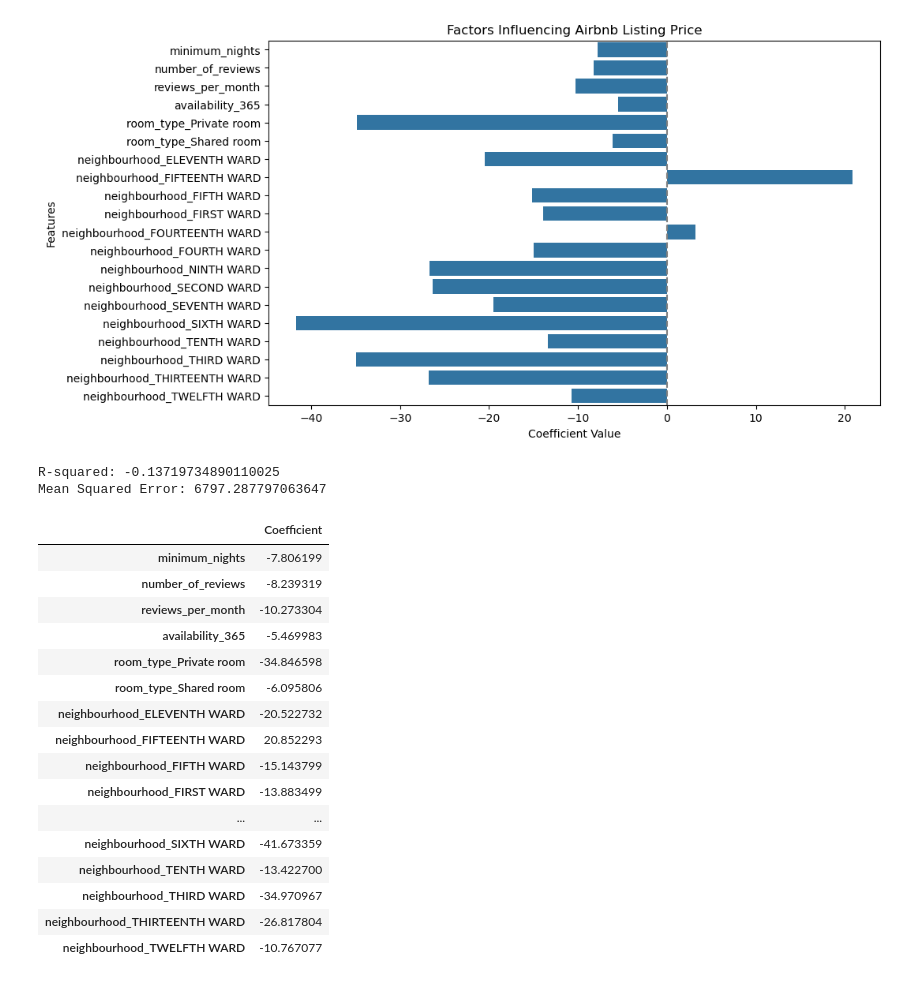
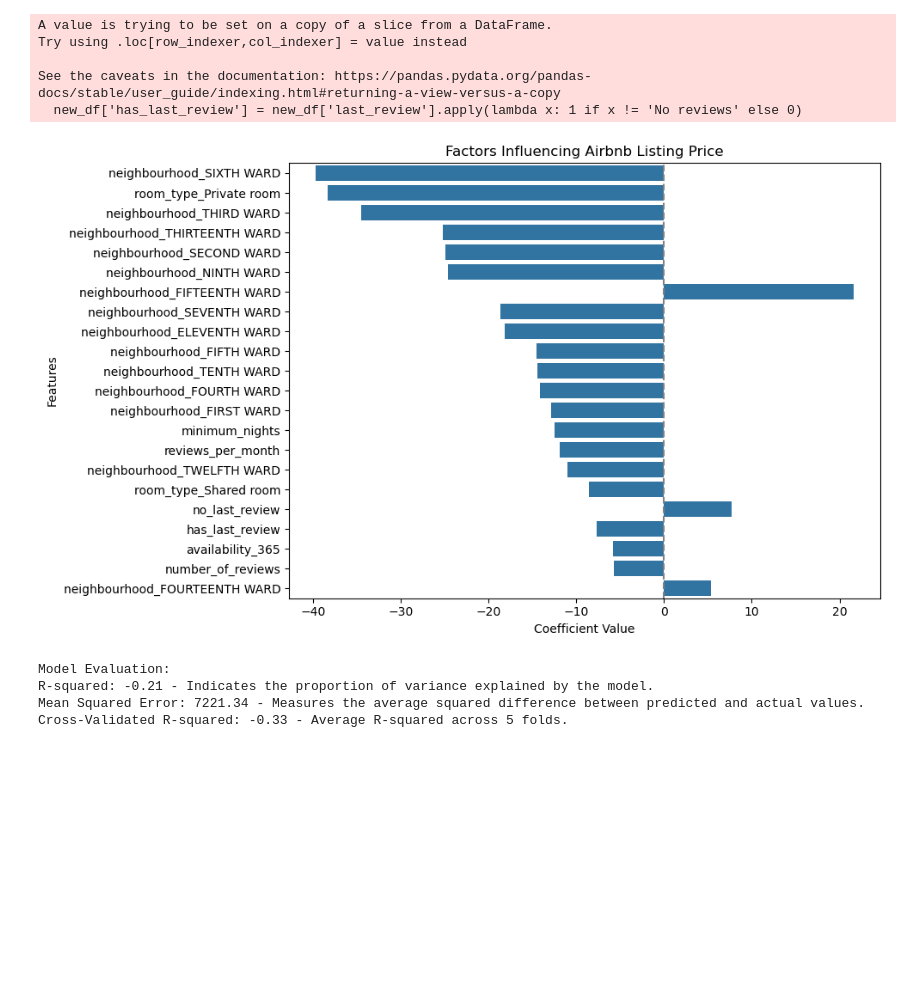
Before and after one commit to Hossam9909/Airbnb2, a Jupyter notebook: Airbnb2.ipynb, the cells around one changed output. Drawn from its saved outputs; the diff is of its cells as text; code cells hidden in the pictures; blank space fills up the shorter version.

```diff
--- a/Airbnb2.ipynb
+++ b/Airbnb2.ipynb
@@ -258,16 +258,23 @@ def analyze_airbnb_price_factors(new_df):
     pd.DataFrame: A DataFrame containing the coefficients of the linear regression model for each feature.
 
     Process:
-    1. Select relevant features and the target variable.
-    2. Convert categorical variables to dummy variables for regression analysis.
-    3. Split the dataset into training and testing sets.
-    4. Train a linear regression model using a pipeline with standard scaling.
-    5. Visualize the coefficients to interpret feature importance.
-    6. Evaluate the model using R-squared, Mean Squared Error (MSE), and Cross-Validation.
+    1. Process 'last_review' to create binary features: 'has_last_review' and 'no_last_review'.
+    2. Select relevant features and the target variable.
+    3. Convert categorical variables to dummy variables for regression analysis.
+    4. Split the dataset into training and testing sets.
+    5. Train a linear regression model using a pipeline with standard scaling.
+    6. Visualize the coefficients to interpret feature importance.
+    7. Evaluate the model using R-squared, Mean Squared Error (MSE), and Cross-Validation.
     """
+
+    # Create binary features for 'last_review'
+    new_df['has_last_review'] = new_df['last_review'].apply(lambda x: 1 if x != 'No reviews' else 0)
+    new_df['no_last_review'] = new_df['last_review'].apply(lambda x: 1 if x == 'No reviews' else 0)
+
     # Selecting relevant features for the analysis
     features = ['room_type', 'neighbourhood', 'minimum_nights',
-                'number_of_reviews', 'reviews_per_month', 'availability_365']
+                'number_of_reviews', 'reviews_per_month', 'availability_365',
+                'has_last_review', 'no_last_review']
     target = 'price'
 
     # Preprocessing: Convert categorical variables to dummy variables
@@ -291,50 +298,40 @@ def analyze_airbnb_price_factors(new_df):
     coefficients = coefficients.reindex(coefficients['Coefficient'].abs().sort_values(ascending=False).index)
 
     # Visualizing the coefficients
     plt.figure(figsize=(10, 6))
     sns.barplot(x=coefficients['Coefficient'], y=coefficients.index)
     plt.title('Factors Influencing Airbnb Listing Price')
     plt.xlabel('Coefficient Value')
     plt.ylabel('Features')
     plt.axvline(0, color='grey', linestyle='--')  # Add a vertical line at 0 for reference
     plt.tight_layout()
     plt.show()
 
     # Model evaluation
     y_pred = model.predict(X_test)
     r2 = r2_score(y_test, y_pred)
     mse = mean_squared_error(y_test, y_pred)
 
     print("\nModel Evaluation:")
     print(f"R-squared: {r2:.2f} - Indicates the proportion of variance explained by the model.")
     print(f"Mean Squared Error: {mse:.2f} - Measures the average squared difference between predicted and actual values.")
 
     # Cross-validation
     cross_val_scores = cross_val_score(model, X, y, cv=5, scoring='r2')
     print(f"Cross-Validated R-squared: {cross_val_scores.mean():.2f} - Average R-squared across 5 folds.")
 
     return coefficients
 
 # Analyze Airbnb price factors
 coefficients = analyze_airbnb_price_factors(new_df)
 # %% [output]
+A value is trying to be set on a copy of a slice from a DataFrame.
+Try using .loc[row_indexer,col_indexer] = value instead
+
+See the caveats in the documentation: https://pandas.pydata.org/pandas-docs/stable/user_guide/indexing.html#returning-a-view-versus-a-copy
+  new_df['has_last_review'] = new_df['last_review'].apply(lambda x: 1 if x != 'No reviews' else 0)
-[figure, old version]
+[figure, new version]
-R-squared: -0.13719734890110025
-Mean Squared Error: 6797.287797063647
-|  | Coefficient |
-| minimum_nights | -7.806199 |
-| number_of_reviews | -8.239319 |
-| reviews_per_month | -10.273304 |
-| availability_365 | -5.469983 |
-| room_type_Private room | -34.846598 |
-| room_type_Shared room | -6.095806 |
-| neighbourhood_ELEVENTH WARD | -20.522732 |
-| neighbourhood_FIFTEENTH WARD | 20.852293 |
-| neighbourhood_FIFTH WARD | -15.143799 |
-| neighbourhood_FIRST WARD | -13.883499 |
-| ... | ... |
-| neighbourhood_SIXTH WARD | -41.673359 |
-| neighbourhood_TENTH WARD | -13.422700 |
-| neighbourhood_THIRD WARD | -34.970967 |
-| neighbourhood_THIRTEENTH WARD | -26.817804 |
-| neighbourhood_TWELFTH WARD | -10.767077 |
+Model Evaluation:
+R-squared: -0.21 - Indicates the proportion of variance explained by the model.
+Mean Squared Error: 7221.34 - Measures the average squared difference between predicted and actual values.
+Cross-Validated R-squared: -0.33 - Average R-squared across 5 folds.
```
Also changed, not shown: parts of 3 cells of this notebook.
